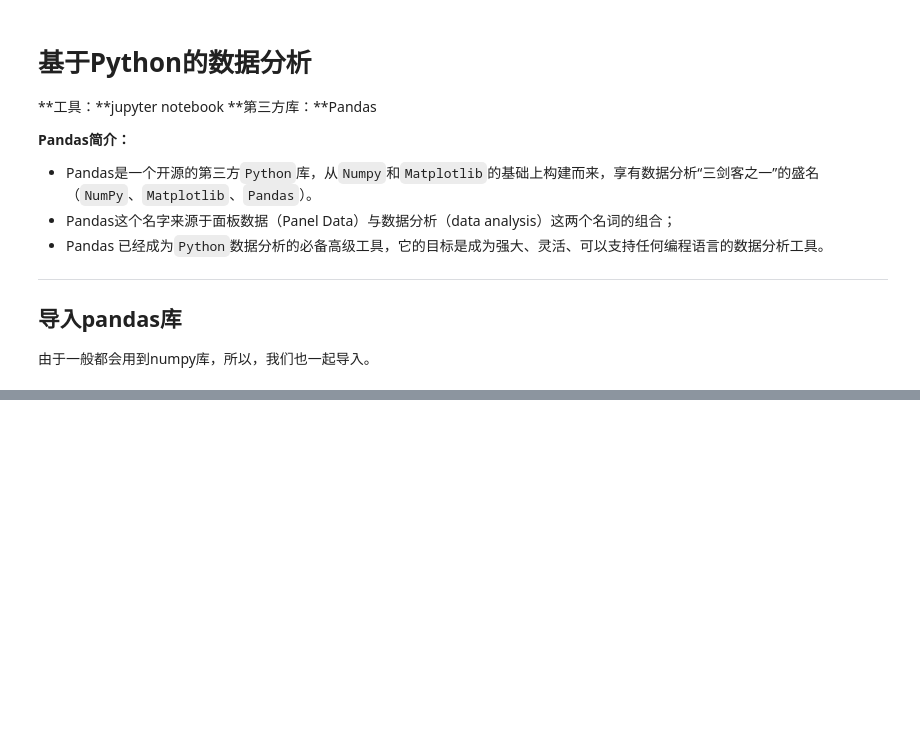
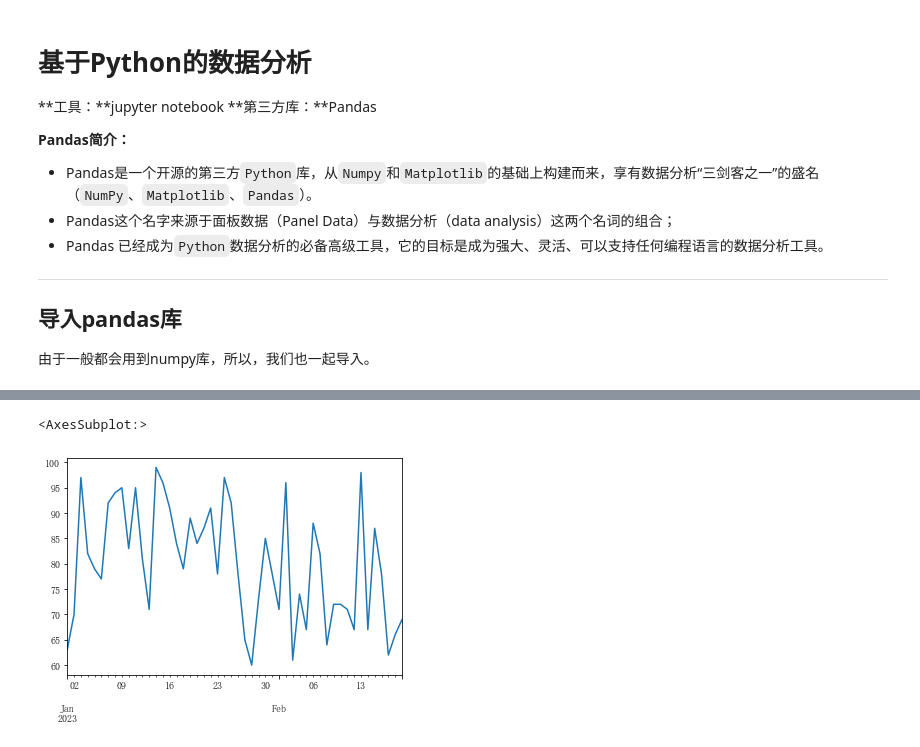
Before and after one commit to EchoBoyhub/iPython, a Jupyter notebook: 10_数据可视化.ipynb, the cells around one changed output, grey strips where cells are left out. Cells and saved outputs as stored; diff of their text form; code cells hidden in the pictures; blank space fills up the shorter version.

```diff
--- a/10_数据可视化.ipynb
+++ b/10_数据可视化.ipynb
@@ -12,5 +12,9 @@
 # %%
 import pandas as pd  # 导入pandas库
 import numpy as np   # 导入numpy库
+
+import matplotlib.pyplot as plt
+plt.rcParams['font.family'] = ['serif'] # 显示中文问题
+plt.rcParams['font.serif'] = ['SimSun'] # 显示中文问题
 # %% [markdown]
 ## Pandas可视化
@@ -17,0 +62,11 @@ import numpy as np   # 导入numpy库
+# %%
+# 创建Series数据
+data = np.random.randint(60, 100, 50)
+date_index = pd.date_range('2023-01-01', periods=50)
+ser = pd.Series(data,index=date_index)
+
+# 绘制折线图
+ser.plot()
+# %% [output]
+<AxesSubplot:>
+[figure, added]
```
Also changed, not shown: parts of 22 cells of this notebook.
